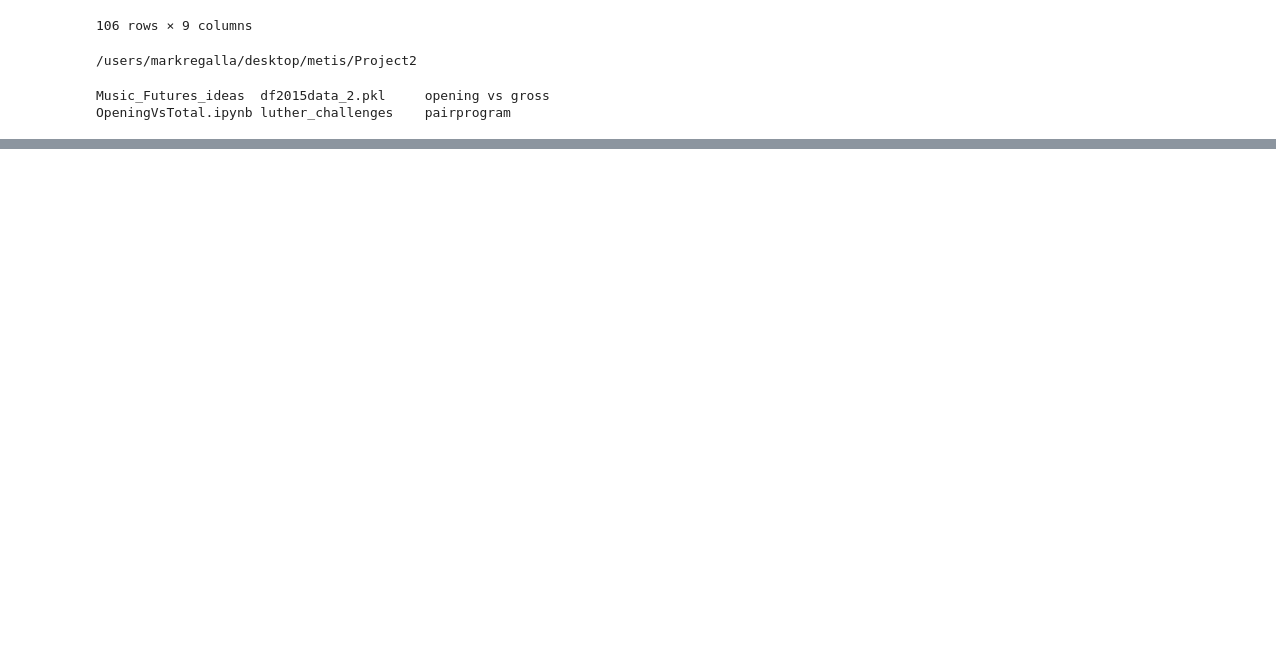
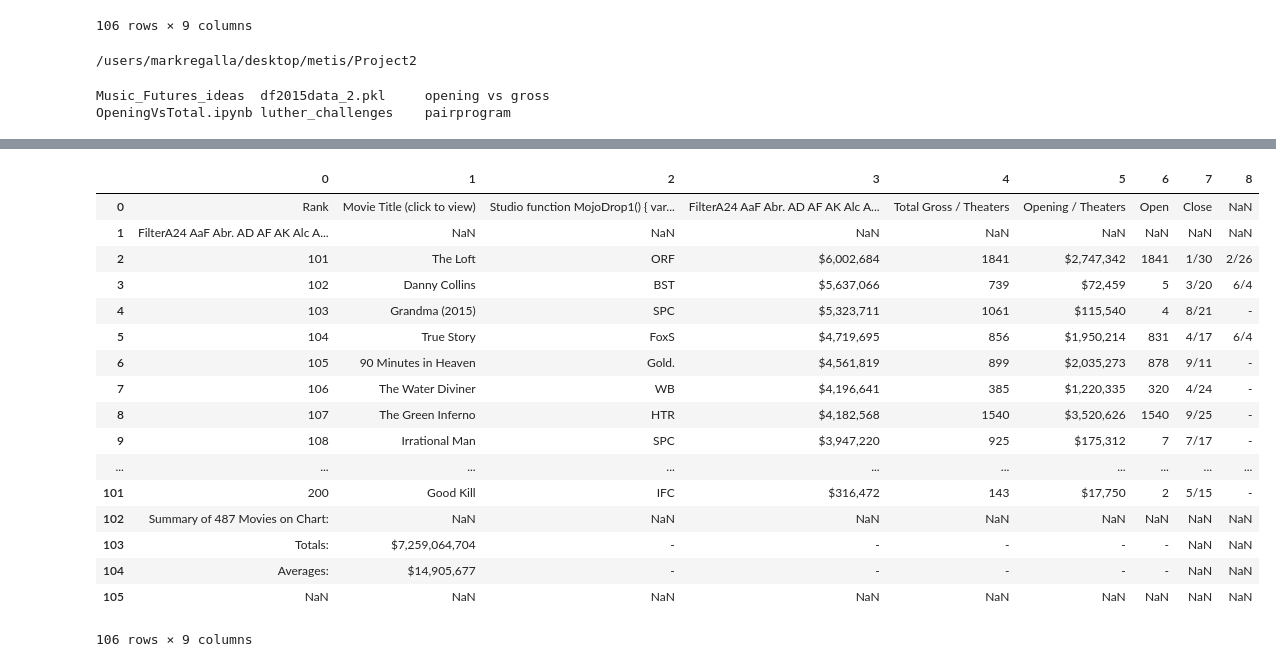
Before and after one commit to MarkRegalla27/Luther, a Jupyter notebook: OpeningVsTotal.ipynb, the cells around one changed output, grey strips where cells are left out. Drawn from its saved outputs; the diff is of its cells as text; code cells hidden in the pictures; blank space fills up the shorter version.

```diff
--- a/OpeningVsTotal.ipynb
+++ b/OpeningVsTotal.ipynb
@@ -109,0 +183,5 @@ OpeningVsTotal.ipynb luther_challenges    pairprogram
+# %%
+#get 2nd page of 2015 movies
+url = 'http://www.boxofficemojo.com/yearly/chart/?page=2&view=releasedate&view2=domestic&yr=2015&p=.htm'
+df2015data = pd.read_html(url)
+df2015data
@@ -109,0 +206,22 @@ OpeningVsTotal.ipynb luther_challenges    pairprogram
+# %%
+df2015data_2 = df2015data[5]
+df2015data_2
+# %% [output]
+|  | 0 | 1 | 2 | 3 | 4 | 5 | 6 | 7 | 8 |
+| 0 | Rank | Movie Title (click to view) | Studio function MojoDrop1() { var... | FilterA24 AaF Abr. AD AF AK Alc A... | Total Gross / Theaters | Opening / Theaters | Open | Close | NaN |
+| 1 | FilterA24 AaF Abr. AD AF AK Alc A... | NaN | NaN | NaN | NaN | NaN | NaN | NaN | NaN |
+| 2 | 101 | The Loft | ORF | $6,002,684 | 1841 | $2,747,342 | 1841 | 1/30 | 2/26 |
+| 3 | 102 | Danny Collins | BST | $5,637,066 | 739 | $72,459 | 5 | 3/20 | 6/4 |
+| 4 | 103 | Grandma (2015) | SPC | $5,323,711 | 1061 | $115,540 | 4 | 8/21 | - |
+| 5 | 104 | True Story | FoxS | $4,719,695 | 856 | $1,950,214 | 831 | 4/17 | 6/4 |
+| 6 | 105 | 90 Minutes in Heaven | Gold. | $4,561,819 | 899 | $2,035,273 | 878 | 9/11 | - |
+| 7 | 106 | The Water Diviner | WB | $4,196,641 | 385 | $1,220,335 | 320 | 4/24 | - |
+| 8 | 107 | The Green Inferno | HTR | $4,182,568 | 1540 | $3,520,626 | 1540 | 9/25 | - |
+| 9 | 108 | Irrational Man | SPC | $3,947,220 | 925 | $175,312 | 7 | 7/17 | - |
+| ... | ... | ... | ... | ... | ... | ... | ... | ... | ... |
+| 101 | 200 | Good Kill | IFC | $316,472 | 143 | $17,750 | 2 | 5/15 | - |
+| 102 | Summary of 487 Movies on Chart: | NaN | NaN | NaN | NaN | NaN | NaN | NaN | NaN |
+| 103 | Totals: | $7,259,064,704 | - | - | - | - | - | NaN | NaN |
+| 104 | Averages: | $14,905,677 | - | - | - | - | - | NaN | NaN |
+| 105 | NaN | NaN | NaN | NaN | NaN | NaN | NaN | NaN | NaN |
+106 rows × 9 columns
```
Also changed, not shown: parts of 15 cells of this notebook, 1 other file.
